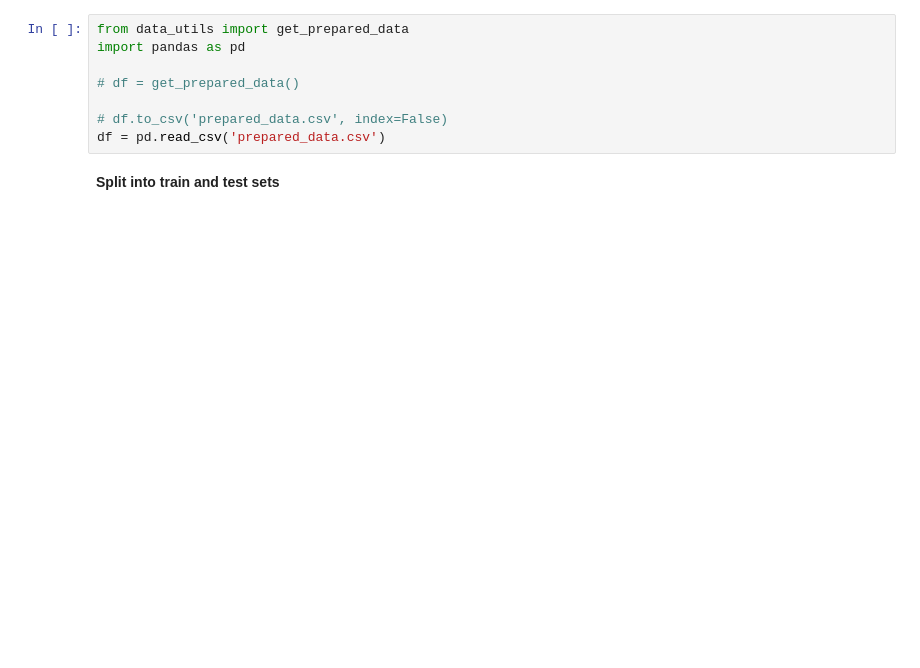
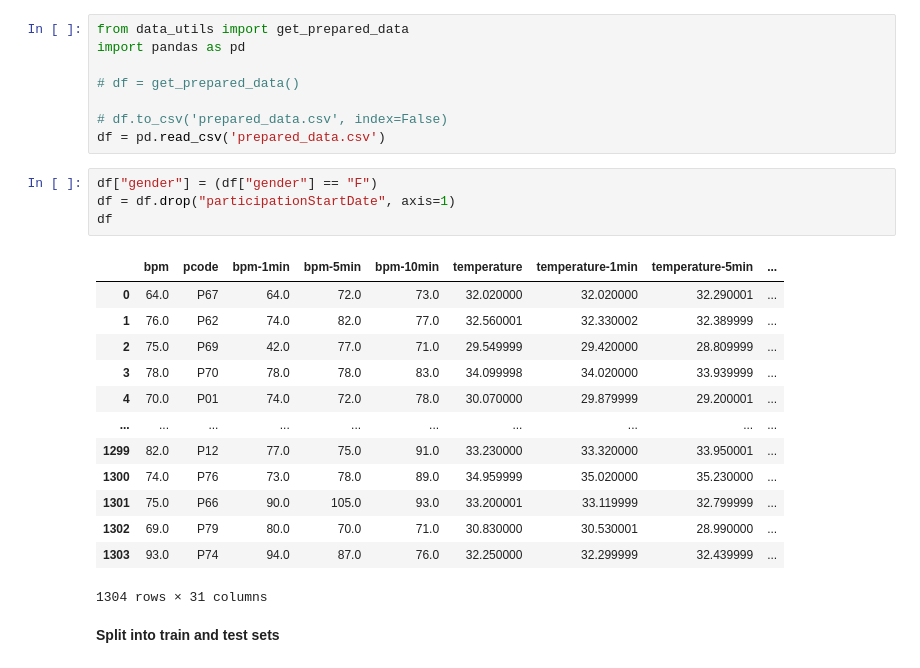
Before and after one commit to yousefh409/cs229-emotion-detector, a Jupyter notebook: general_model.ipynb, the cells around one changed output. Cells and saved outputs as stored; diff of their text form; blank space fills up the shorter version.

```diff
--- a/general_model.ipynb
+++ b/general_model.ipynb
@@ -6,6 +6,24 @@ import pandas as pd
 
 # df.to_csv('prepared_data.csv', index=False)
 df = pd.read_csv('prepared_data.csv')
+# %%
+df["gender"] = (df["gender"] == "F")
+df = df.drop("participationStartDate", axis=1)
+df
+# %% [output]
+|  | bpm | pcode | bpm-1min | bpm-5min | bpm-10min | temperature | temperature-1min | temperature-5min | ... |
+| 0 | 64.0 | P67 | 64.0 | 72.0 | 73.0 | 32.020000 | 32.020000 | 32.290001 | ... |
+| 1 | 76.0 | P62 | 74.0 | 82.0 | 77.0 | 32.560001 | 32.330002 | 32.389999 | ... |
+| 2 | 75.0 | P69 | 42.0 | 77.0 | 71.0 | 29.549999 | 29.420000 | 28.809999 | ... |
+| 3 | 78.0 | P70 | 78.0 | 78.0 | 83.0 | 34.099998 | 34.020000 | 33.939999 | ... |
+| 4 | 70.0 | P01 | 74.0 | 72.0 | 78.0 | 30.070000 | 29.879999 | 29.200001 | ... |
+| ... | ... | ... | ... | ... | ... | ... | ... | ... | ... |
+| 1299 | 82.0 | P12 | 77.0 | 75.0 | 91.0 | 33.230000 | 33.320000 | 33.950001 | ... |
+| 1300 | 74.0 | P76 | 73.0 | 78.0 | 89.0 | 34.959999 | 35.020000 | 35.230000 | ... |
+| 1301 | 75.0 | P66 | 90.0 | 105.0 | 93.0 | 33.200001 | 33.119999 | 32.799999 | ... |
+| 1302 | 69.0 | P79 | 80.0 | 70.0 | 71.0 | 30.830000 | 30.530001 | 28.990000 | ... |
+| 1303 | 93.0 | P74 | 94.0 | 87.0 | 76.0 | 32.250000 | 32.299999 | 32.439999 | ... |
+1304 rows × 31 columns
 # %% [markdown]
 **Split into train and test sets**
 # %%
```
Also changed, not shown: parts of 8 cells of this notebook, 2 other files.
